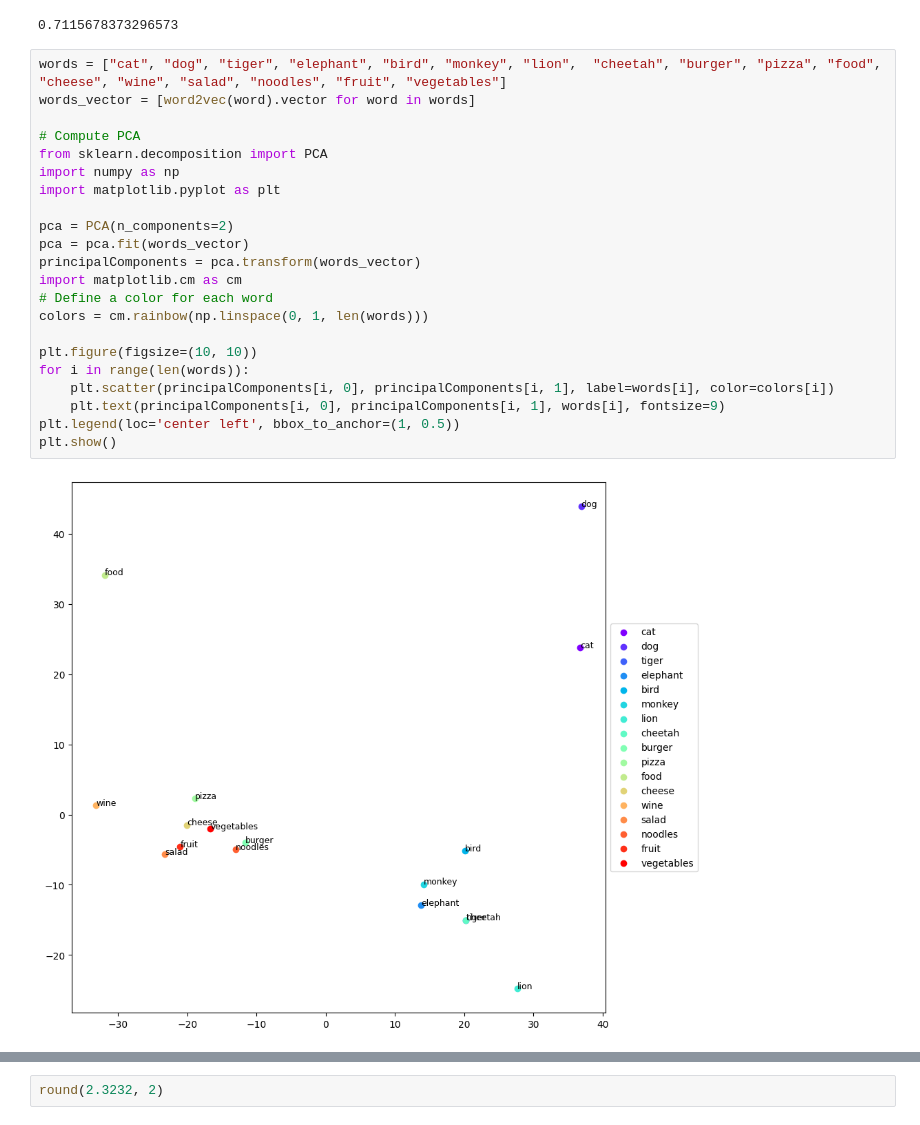
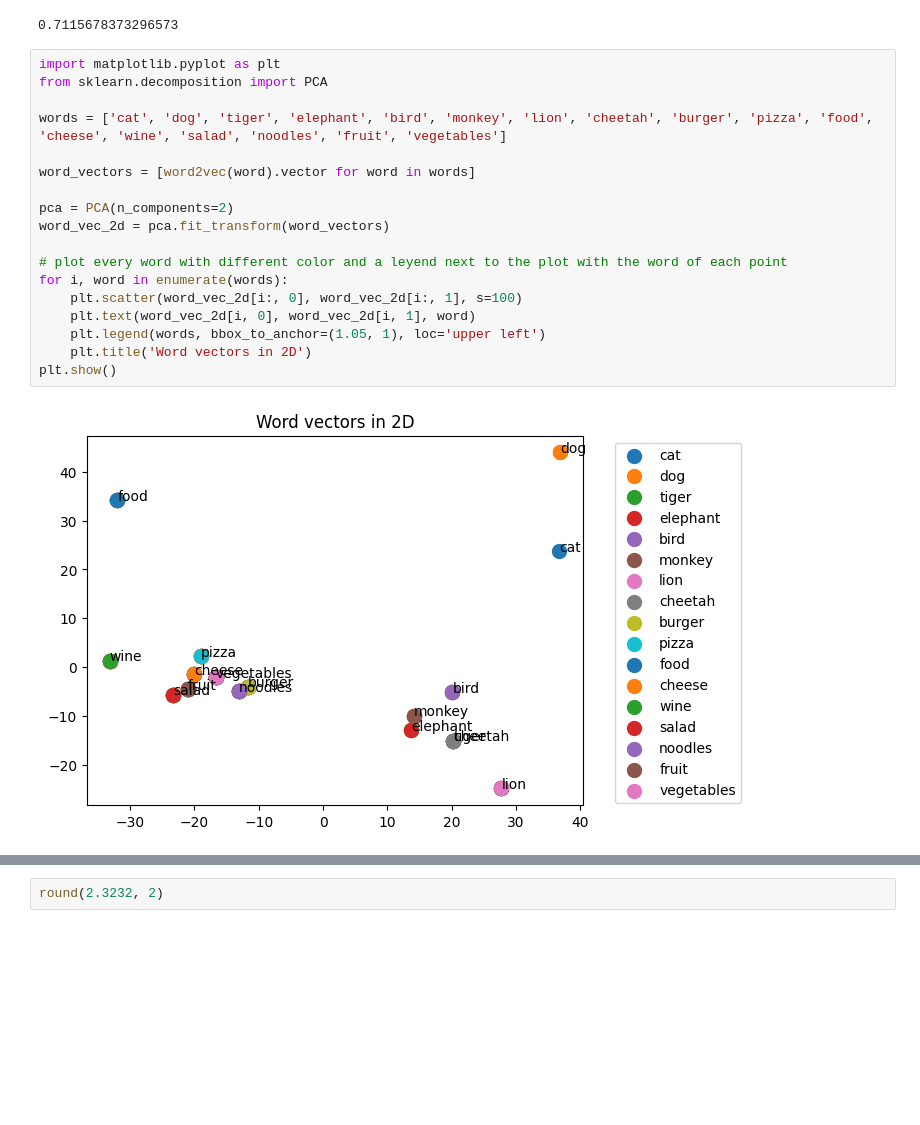
Before and after one commit to NilBiescas/NLP, a Jupyter notebook: exercises_day4/exercise4.ipynb, the cells around one changed output, grey strips where cells are left out. Drawn from its saved outputs; the diff is of its cells as text; blank space fills up the shorter version.

Commit message:
Update: Beautiful plots

```diff
--- a/exercises_day4/exercise4.ipynb
+++ b/exercises_day4/exercise4.ipynb
@@ -99,29 +95,25 @@ print(similarity)
 # %% [output]
 0.7115678373296573
 # %%
-words = ["cat", "dog", "tiger", "elephant", "bird", "monkey", "lion",  "cheetah", "burger", "pizza", "food", "cheese", "wine", "salad", "noodles", "fruit", "vegetables"]
-words_vector = [word2vec(word).vector for word in words]
+import matplotlib.pyplot as plt
+from sklearn.decomposition import PCA
 
-# Compute PCA
-from sklearn.decomposition import PCA
-import numpy as np
-import matplotlib.pyplot as plt
+words = ['cat', 'dog', 'tiger', 'elephant', 'bird', 'monkey', 'lion', 'cheetah', 'burger', 'pizza', 'food', 'cheese', 'wine', 'salad', 'noodles', 'fruit', 'vegetables']
+
+word_vectors = [word2vec(word).vector for word in words]
 
 pca = PCA(n_components=2)
-pca = pca.fit(words_vector)
-principalComponents = pca.transform(words_vector)
-import matplotlib.cm as cm
-# Define a color for each word
-colors = cm.rainbow(np.linspace(0, 1, len(words)))
+word_vec_2d = pca.fit_transform(word_vectors)
 
-plt.figure(figsize=(10, 10))
-for i in range(len(words)):
-    plt.scatter(principalComponents[i, 0], principalComponents[i, 1], label=words[i], color=colors[i])
-    plt.text(principalComponents[i, 0], principalComponents[i, 1], words[i], fontsize=9)
-plt.legend(loc='center left', bbox_to_anchor=(1, 0.5))
+# plot every word with different color and a leyend next to the plot with the word of each point
+for i, word in enumerate(words):
+    plt.scatter(word_vec_2d[i:, 0], word_vec_2d[i:, 1], s=100)
+    plt.text(word_vec_2d[i, 0], word_vec_2d[i, 1], word)
+    plt.legend(words, bbox_to_anchor=(1.05, 1), loc='upper left')
+    plt.title('Word vectors in 2D')
 plt.show()
 # %% [output]
-[figure, old version]
+[figure, new version]
 # %%
 words = ["penguin", "leopard", "oak", "maple", "tulip", "rose",
          "sushi", "omelette", "pastry", "steak",
```
Also changed, not shown: parts of 3 cells of this notebook.
